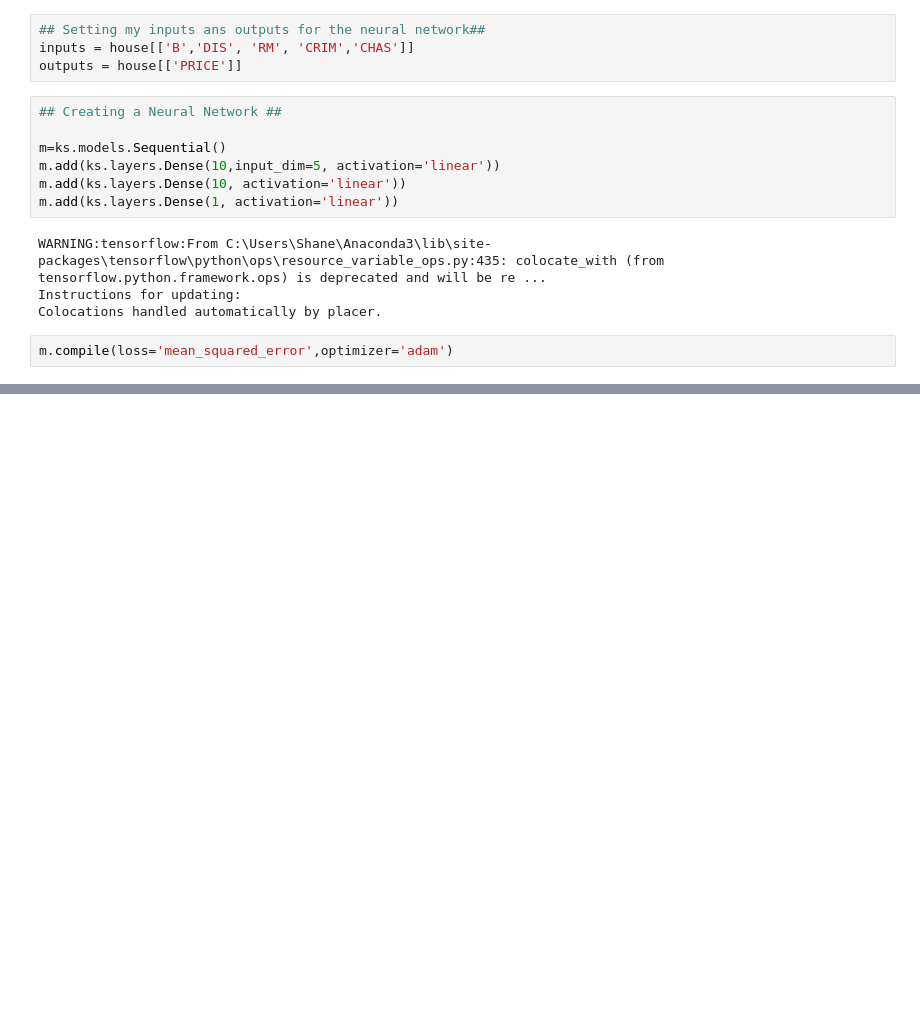
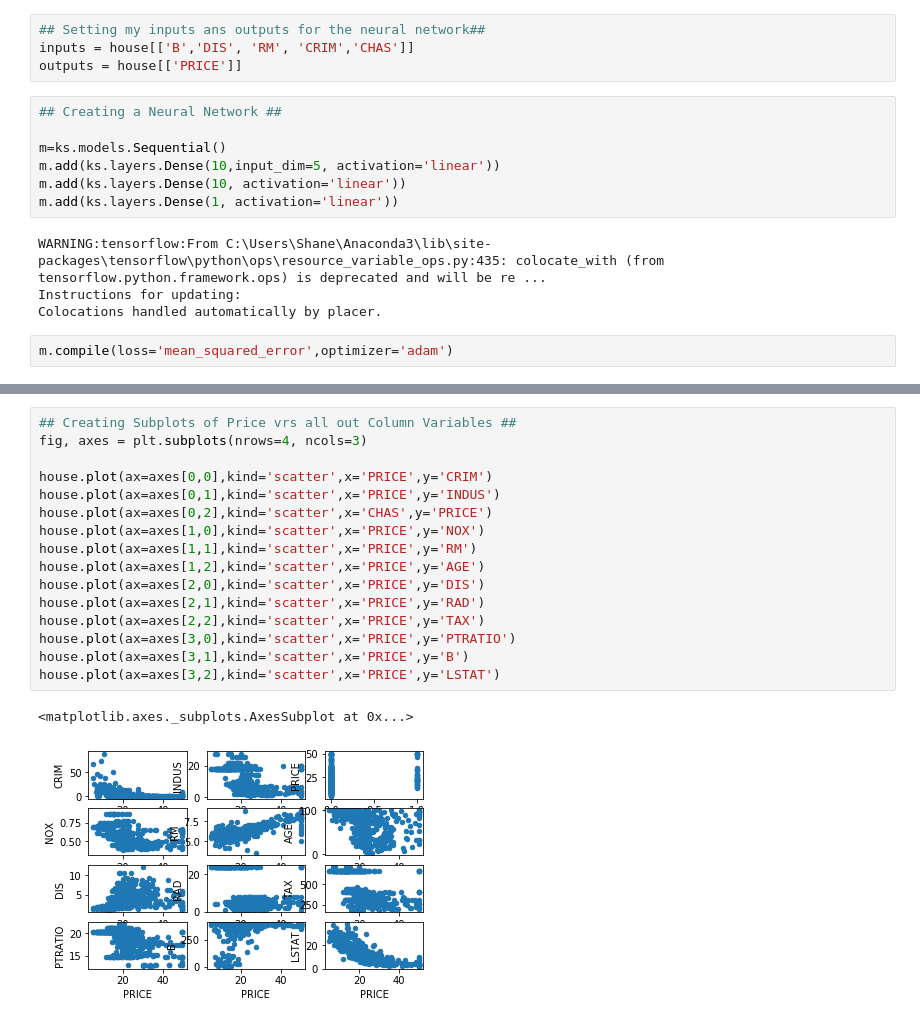
Before and after one commit to shanecanny1/Machine-Learning-and-Statistics-Project, a Jupyter notebook: Machine Learning Project Boston House Prices.ipynb, the cells around one changed output, grey strips where cells are left out. Saved outputs shown, nothing was run; the diff lists cells and outputs as text; blank space fills up the shorter version.

Commit message:
## Creating Subplots of Price vrs all out Column Variables ##

```diff
--- a/Machine Learning Project Boston House Prices.ipynb
+++ b/Machine Learning Project Boston House Prices.ipynb
@@ -325,0 +324,19 @@ array([[ 2.3778084e+01],
+# %%
+## Creating Subplots of Price vrs all out Column Variables ##
+fig, axes = plt.subplots(nrows=4, ncols=3)
+
+house.plot(ax=axes[0,0],kind='scatter',x='PRICE',y='CRIM')
+house.plot(ax=axes[0,1],kind='scatter',x='PRICE',y='INDUS')
+house.plot(ax=axes[0,2],kind='scatter',x='CHAS',y='PRICE')
+house.plot(ax=axes[1,0],kind='scatter',x='PRICE',y='NOX')
+house.plot(ax=axes[1,1],kind='scatter',x='PRICE',y='RM')
+house.plot(ax=axes[1,2],kind='scatter',x='PRICE',y='AGE')
+house.plot(ax=axes[2,0],kind='scatter',x='PRICE',y='DIS')
+house.plot(ax=axes[2,1],kind='scatter',x='PRICE',y='RAD')
+house.plot(ax=axes[2,2],kind='scatter',x='PRICE',y='TAX')
+house.plot(ax=axes[3,0],kind='scatter',x='PRICE',y='PTRATIO')
+house.plot(ax=axes[3,1],kind='scatter',x='PRICE',y='B')
+house.plot(ax=axes[3,2],kind='scatter',x='PRICE',y='LSTAT')
+# %% [output]
+<matplotlib.axes._subplots.AxesSubplot at 0x...>
+[figure, added]
```
Also changed, not shown: parts of 15 cells of this notebook.
